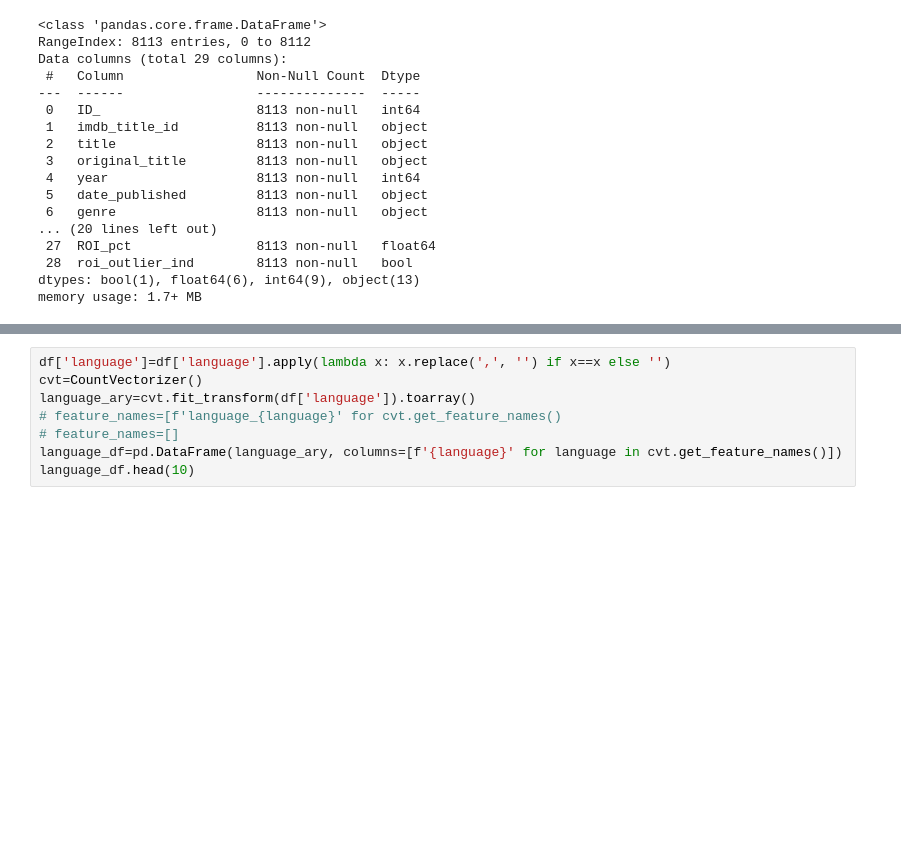
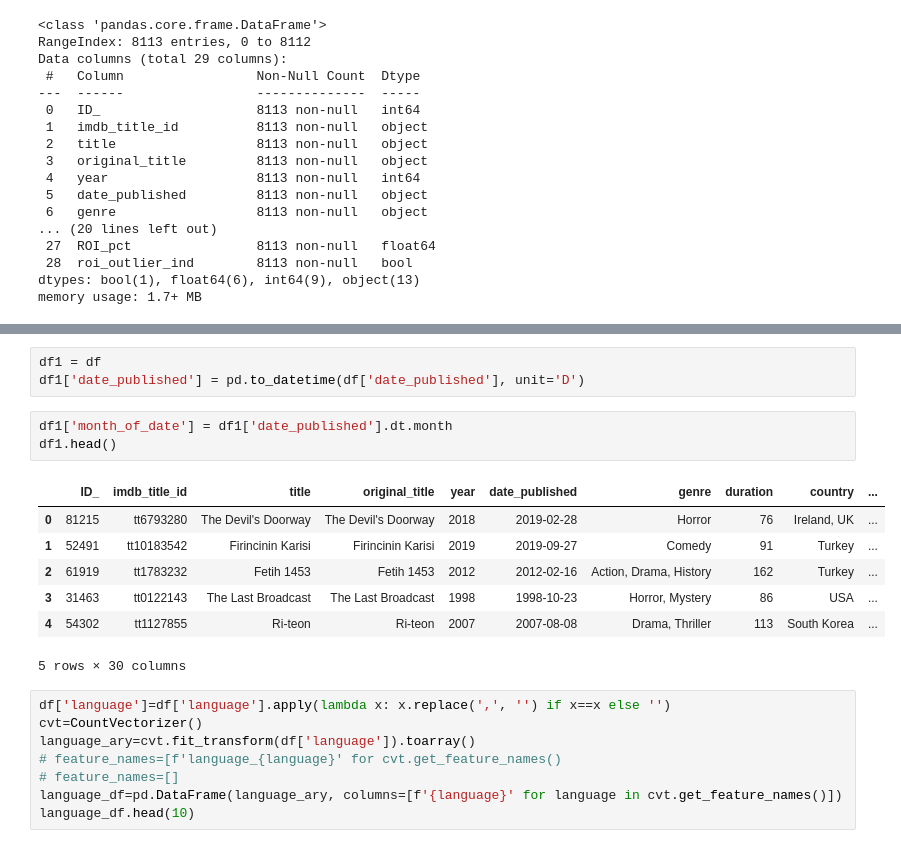
Before and after one commit to d4t4Guy/ML_at_the_movies, a Jupyter notebook: template_categorical.ipynb, the cells around one changed output, grey strips where cells are left out. Saved outputs shown, nothing was run; the diff lists cells and outputs as text; blank space fills up the shorter version.

```diff
--- a/template_categorical.ipynb
+++ b/template_categorical.ipynb
@@ -49,3 +34,17 @@ Name: 5100, dtype: object
+# %%
+df1 = df
+df1['date_published'] = pd.to_datetime(df['date_published'], unit='D')
+# %%
+df1['month_of_date'] = df1['date_published'].dt.month
+df1.head()
+# %% [output]
+|  | ID_ | imdb_title_id | title | original_title | year | date_published | genre | duration | country | ... |
+| 0 | 81215 | tt6793280 | The Devil's Doorway | The Devil's Doorway | 2018 | 2019-02-28 | Horror | 76 | Ireland, UK | ... |
+| 1 | 52491 | tt10183542 | Firincinin Karisi | Firincinin Karisi | 2019 | 2019-09-27 | Comedy | 91 | Turkey | ... |
+| 2 | 61919 | tt1783232 | Fetih 1453 | Fetih 1453 | 2012 | 2012-02-16 | Action, Drama, History | 162 | Turkey | ... |
+| 3 | 31463 | tt0122143 | The Last Broadcast | The Last Broadcast | 1998 | 1998-10-23 | Horror, Mystery | 86 | USA | ... |
+| 4 | 54302 | tt1127855 | Ri-teon | Ri-teon | 2007 | 2007-08-08 | Drama, Thriller | 113 | South Korea | ... |
+5 rows × 30 columns
 # %%
 df['language']=df['language'].apply(lambda x: x.replace(',', '') if x==x else '')
 cvt=CountVectorizer()
```
Also changed, not shown: parts of 3 cells of this notebook, 1 other file.
